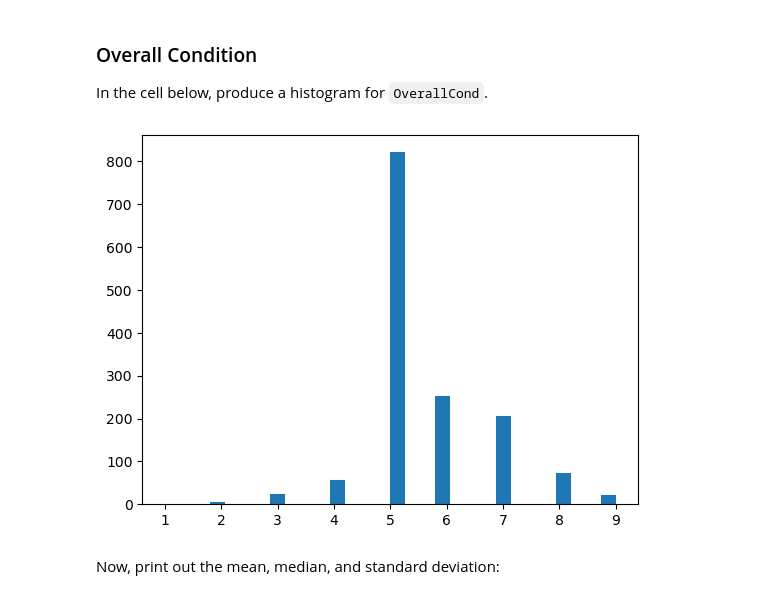
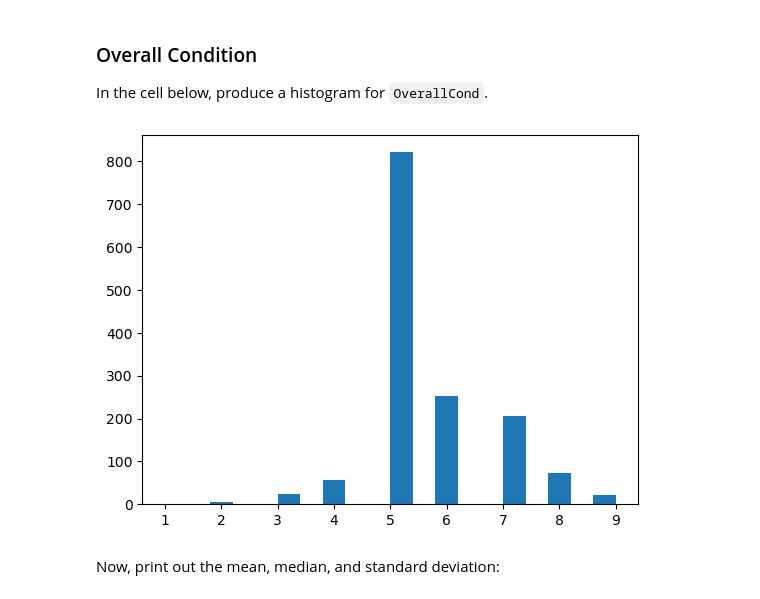
Before and after one commit to DennisWainaina/dsc-pandas-eda-lab, a Jupyter notebook: index.ipynb, the cells around one changed output. Drawn from its saved outputs; the diff is of its cells as text; code cells hidden in the pictures.

```diff
--- a/index.ipynb
+++ b/index.ipynb
@@ -233,9 +248,9 @@ This also shows that the price of most houses fall in a specific range with some
 In the cell below, produce a histogram for `OverallCond`.
 # %%
 # Your code here
-plt.hist(df['OverallCond'], bins=30);
+plt.hist(df['OverallCond'], bins=20);
 # %% [output]
-[figure, old version]
+[figure, new version]
 # %% [markdown]
 Now, print out the mean, median, and standard deviation:
 # %%
```
Also changed, not shown: parts of 3 cells of this notebook.
